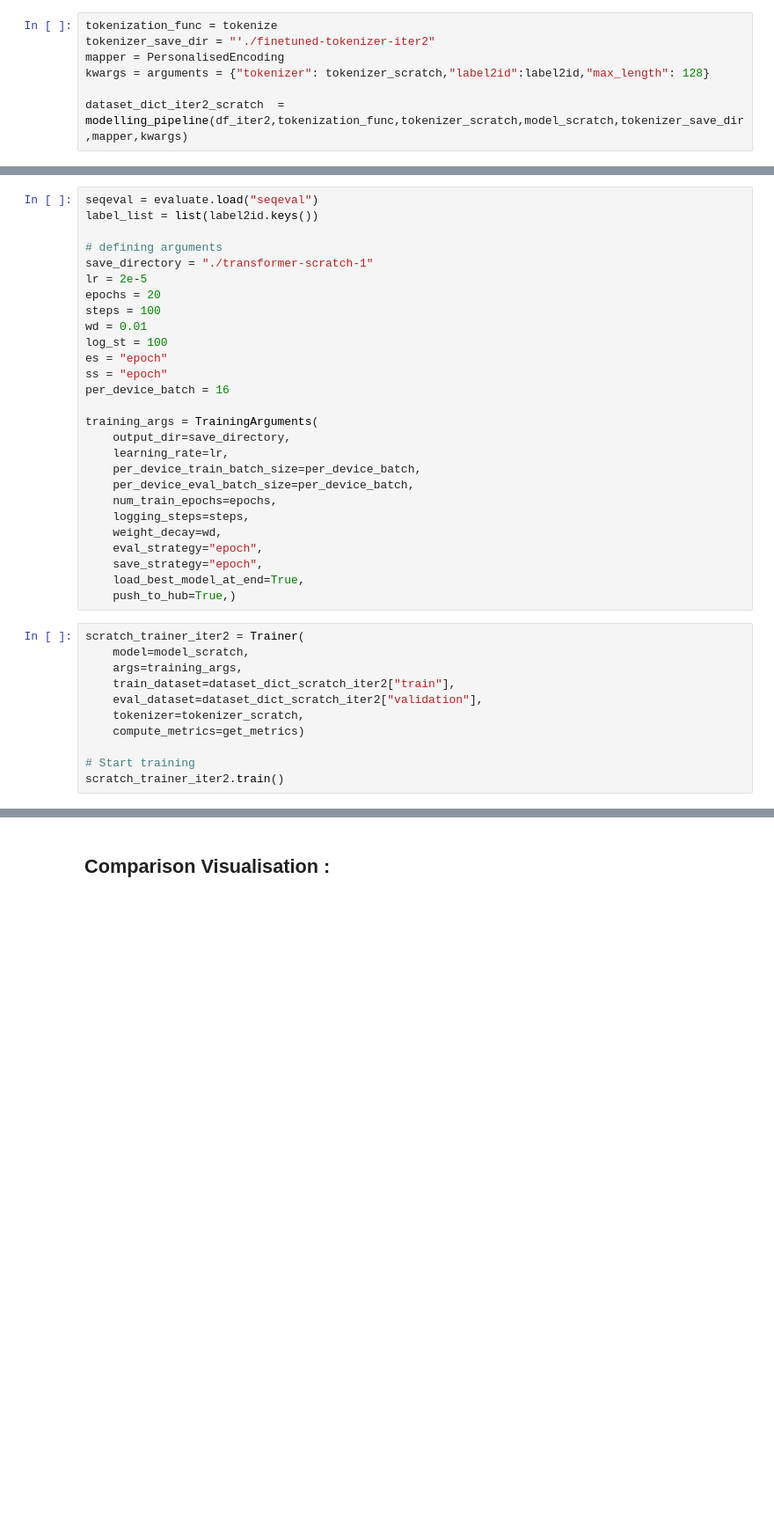
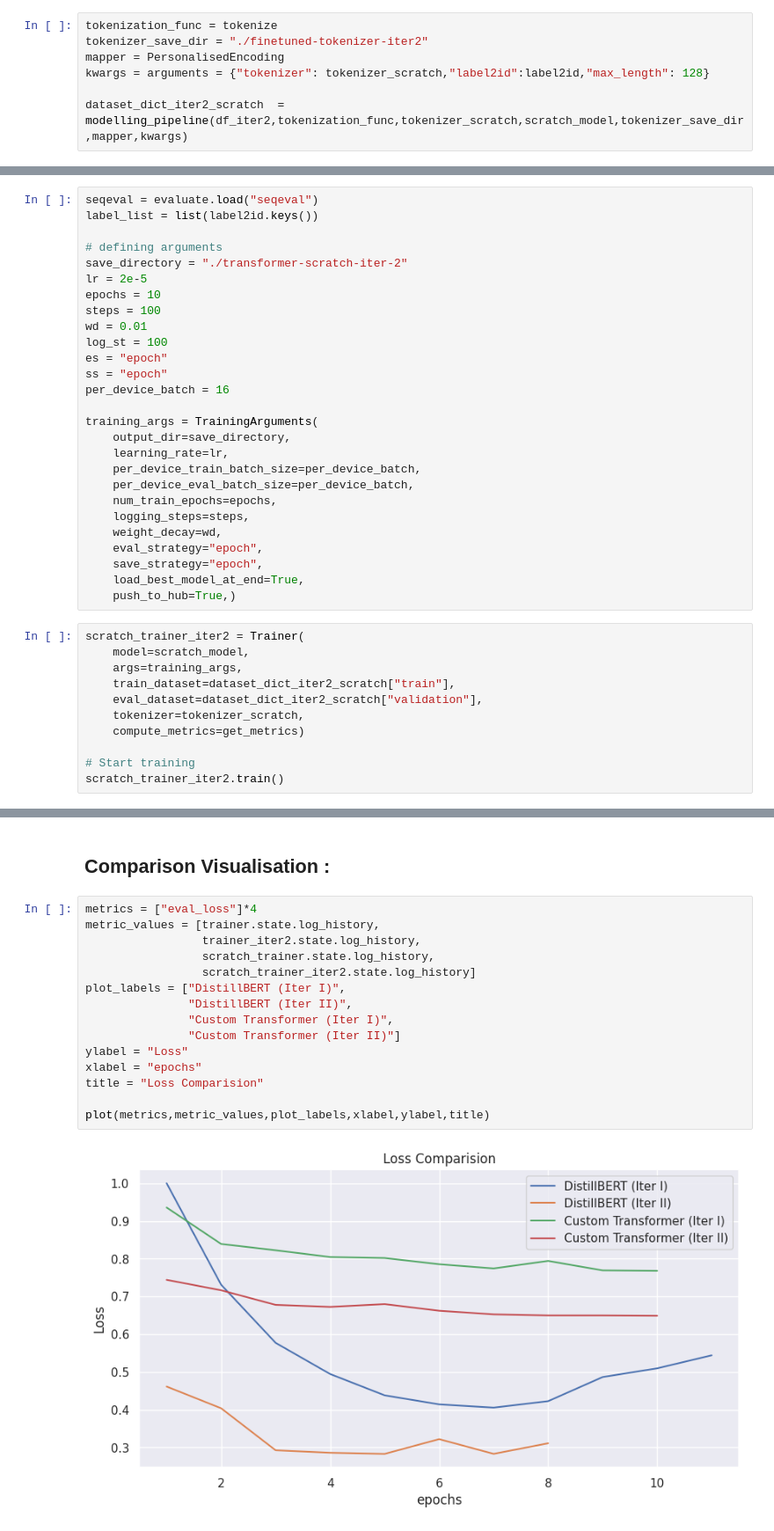
Before and after one commit to taissirboukrouba/Structured-Information-Retrieval-with-LLMs, a Jupyter notebook: notebooks/modelling.ipynb, the cells around one changed output, grey strips where cells are left out. Shown at 88% size. Drawn from its saved outputs; the diff is of its cells as text; blank space fills up the shorter version.

```diff
--- a/notebooks/modelling.ipynb
+++ b/notebooks/modelling.ipynb
@@ -1296,10 +1329,10 @@ classifier(text)
 ## Model From Scratch Training :
 # %%
 tokenization_func = tokenize
-tokenizer_save_dir = "'./finetuned-tokenizer-iter2"
+tokenizer_save_dir = "./finetuned-tokenizer-iter2"
 mapper = PersonalisedEncoding
 kwargs = arguments = {"tokenizer": tokenizer_scratch,"label2id":label2id,"max_length": 128}
 
-dataset_dict_iter2_scratch  = modelling_pipeline(df_iter2,tokenization_func,tokenizer_scratch,model_scratch,tokenizer_save_dir,mapper,kwargs)
+dataset_dict_iter2_scratch  = modelling_pipeline(df_iter2,tokenization_func,tokenizer_scratch,scratch_model,tokenizer_save_dir,mapper,kwargs)
 # %%
 dataset_dict_iter2_scratch
@@ -1313,9 +1357,9 @@ seqeval = evaluate.load("seqeval")
 label_list = list(label2id.keys())
 
 # defining arguments
-save_directory = "./transformer-scratch-1"
+save_directory = "./transformer-scratch-iter-2"
 lr = 2e-5
-epochs = 20
+epochs = 10
 steps = 100
 wd = 0.01
 log_st = 100
@@ -1337,10 +1381,10 @@ training_args = TrainingArguments(
     push_to_hub=True,)
 # %%
 scratch_trainer_iter2 = Trainer(
-    model=model_scratch,
+    model=scratch_model,
     args=training_args,
-    train_dataset=dataset_dict_scratch_iter2["train"],
-    eval_dataset=dataset_dict_scratch_iter2["validation"],
+    train_dataset=dataset_dict_iter2_scratch["train"],
+    eval_dataset=dataset_dict_iter2_scratch["validation"],
     tokenizer=tokenizer_scratch,
     compute_metrics=get_metrics)
 
@@ -1349,2 +1407,19 @@ scratch_trainer_iter2.train()
 # %% [markdown]
 ## Comparison Visualisation :
+# %%
+metrics = ["eval_loss"]*4
+metric_values = [trainer.state.log_history,
+                 trainer_iter2.state.log_history,
+                 scratch_trainer.state.log_history,
+                 scratch_trainer_iter2.state.log_history]
+plot_labels = ["DistillBERT (Iter I)",
+               "DistillBERT (Iter II)",
+               "Custom Transformer (Iter I)",
+               "Custom Transformer (Iter II)"]
+ylabel = "Loss"
+xlabel = "epochs"
+title = "Loss Comparision"
+
+plot(metrics,metric_values,plot_labels,xlabel,ylabel,title)
+# %% [output]
+[figure, added]
```
Also changed, not shown: parts of 23 cells of this notebook.
